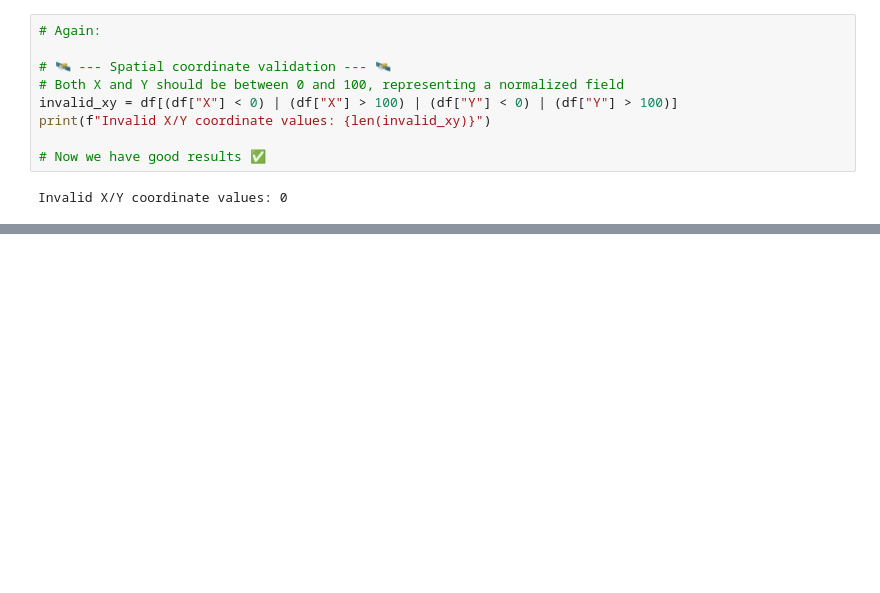
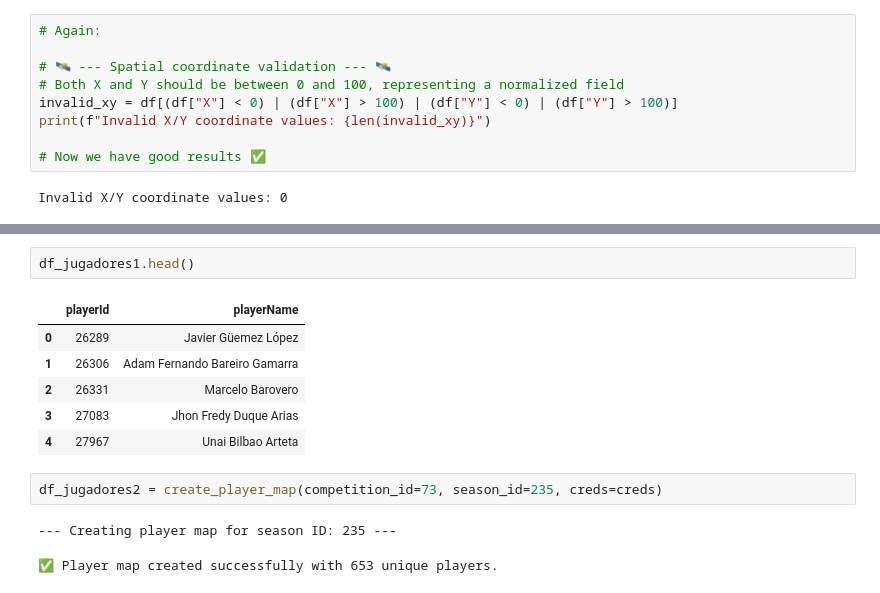
Before and after one commit to SLy-Precision/Player-Detection-and-Team-Performance-Prediction, a Jupyter notebook: 00_Data_Analysis_Extraction_Evaluation_.ipynb, the cells around one changed output, grey strips where cells are left out. Saved outputs shown, nothing was run; the diff lists cells and outputs as text; blank space fills up the shorter version.

```diff
--- a/00_Data_Analysis_Extraction_Evaluation_.ipynb
+++ b/00_Data_Analysis_Extraction_Evaluation_.ipynb
@@ -850,0 +906,14 @@ Invalid X/Y coordinate values: 0
+# %%
+df_jugadores1.head()
+# %% [output]
+|  | playerId | playerName |
+| 0 | 26289 | Javier Güemez López |
+| 1 | 26306 | Adam Fernando Bareiro Gamarra |
+| 2 | 26331 | Marcelo Barovero |
+| 3 | 27083 | Jhon Fredy Duque Arias |
+| 4 | 27967 | Unai Bilbao Arteta |
+# %%
+df_jugadores2 = create_player_map(competition_id=73, season_id=235, creds=creds)
+# %% [output]
+--- Creating player map for season ID: 235 ---
+✅ Player map created successfully with 653 unique players.
```
Also changed, not shown: parts of 20 cells of this notebook.
